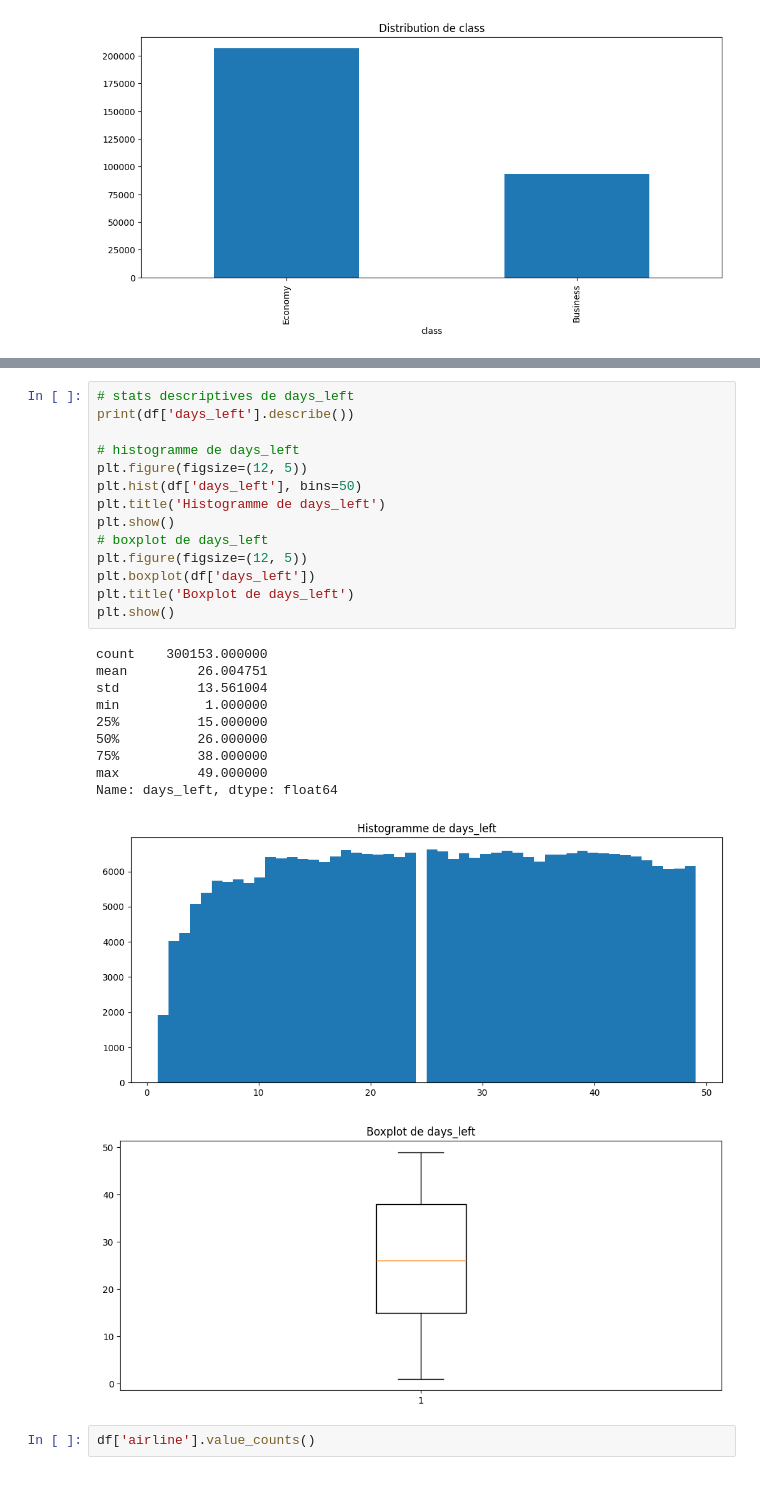
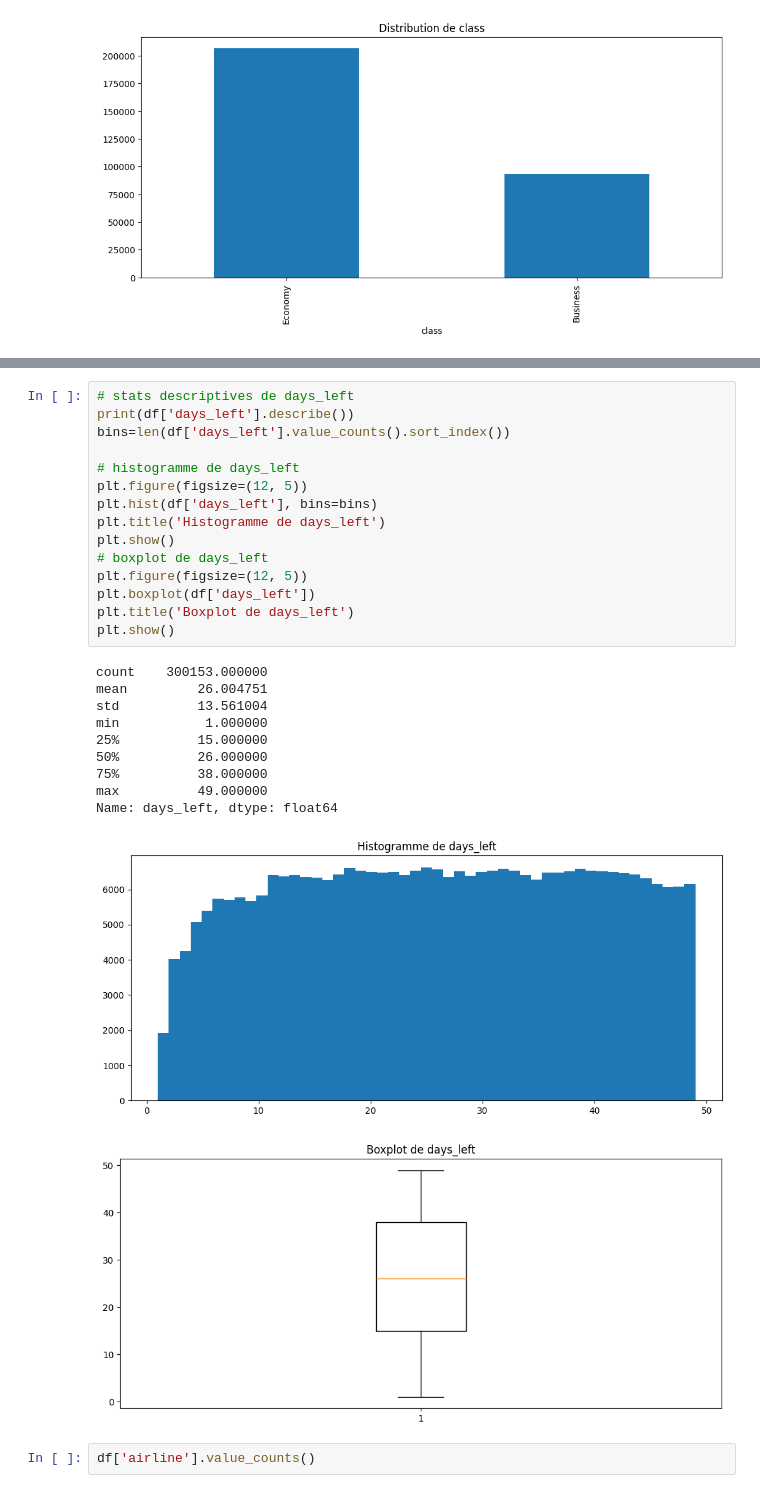
Before and after one commit to Data-Analysis-Hub/Machine-Learning-Flight-ticket-prices-prediction, a Jupyter notebook: tasks.ipynb, the cells around one changed output, grey strips where cells are left out. Cells and saved outputs as stored; diff of their text form.

```diff
--- a/tasks.ipynb
+++ b/tasks.ipynb
@@ -279,28 +279,29 @@ Name: duration, dtype: float64
 # %%
 # stats descriptives de days_left
 print(df['days_left'].describe())
+bins=len(df['days_left'].value_counts().sort_index())
 
 # histogramme de days_left
 plt.figure(figsize=(12, 5))
-plt.hist(df['days_left'], bins=50)
+plt.hist(df['days_left'], bins=bins)
 plt.title('Histogramme de days_left')
 plt.show()
 # boxplot de days_left
 plt.figure(figsize=(12, 5))
 plt.boxplot(df['days_left'])
 plt.title('Boxplot de days_left')
 plt.show()
 # %% [output]
 count    300153.000000
 mean         26.004751
 std          13.561004
 min           1.000000
 25%          15.000000
 50%          26.000000
 75%          38.000000
 max          49.000000
 Name: days_left, dtype: float64
-[figure, old version]
+[figure, new version]
 [figure]
 # %%
 df['airline'].value_counts()
```
Also changed, not shown: parts of 3 cells of this notebook.
